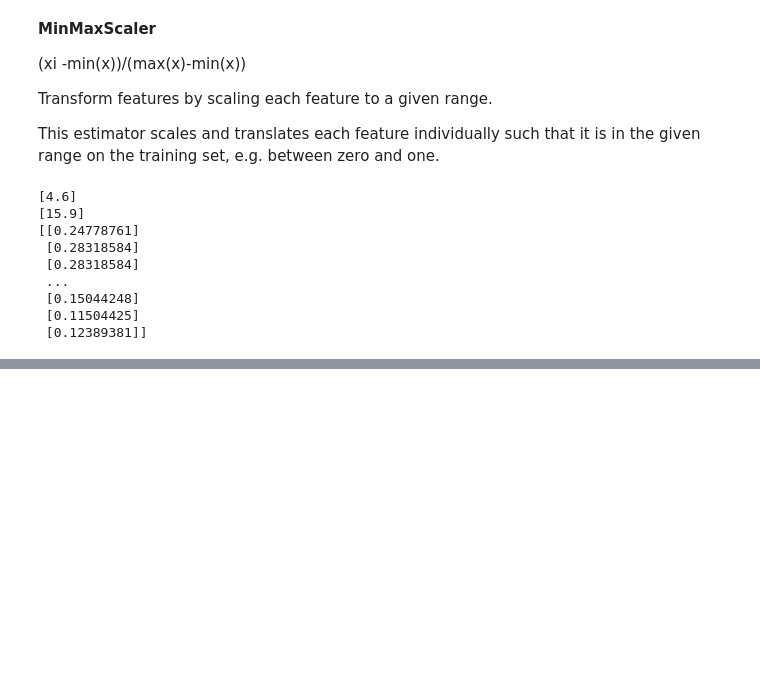
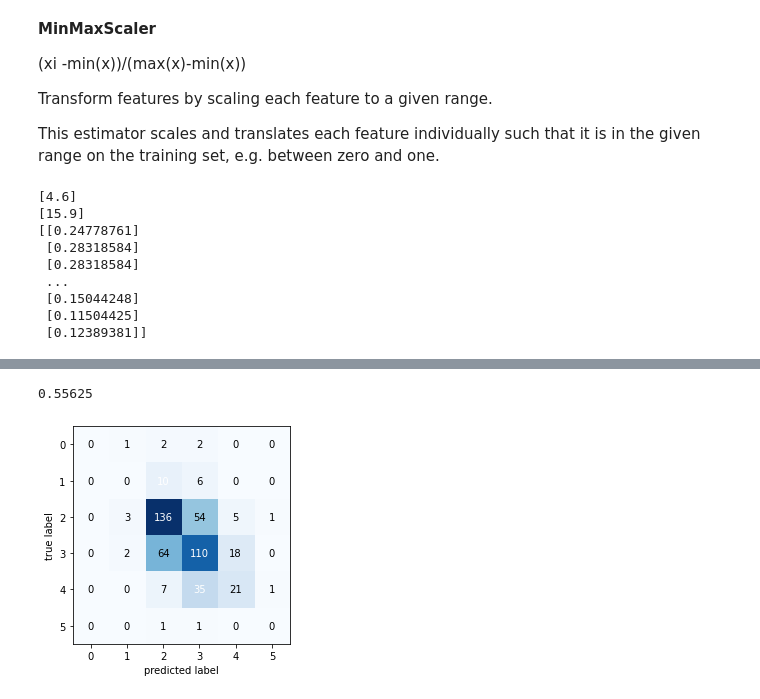
Before and after one commit to laiananardi/ML_challenge-_wine_quality, a Jupyter notebook: wine_quality.ipynb, the cells around one changed output, grey strips where cells are left out. Cells and saved outputs as stored; diff of their text form; code cells hidden in the pictures; blank space fills up the shorter version.

```diff
--- a/wine_quality.ipynb
+++ b/wine_quality.ipynb
@@ -219,0 +253,4 @@ print(scaler.transform(data))
+# %%
+# perform data division between training and testing
+from sklearn.model_selection import train_test_split   # function that performs dataset division
+x_train, x_test, y_train, y_test = train_test_split(x, y, test_size=0.30) # 30% for test
@@ -219,0 +262,14 @@ print(scaler.transform(data))
+# %%
+# perform the data normalization process
+from sklearn.preprocessing import StandardScaler
+
+scaler = StandardScaler()  #object that normalizes the data
+scaler.fit(x_train)  # perform data normalization
+
+x_train = scaler.transform(x_train)
+x_test = scaler.transform(x_test)
+# %%
+#train the model
+from sklearn.neighbors import KNeighborsClassifier
+clf_KNN = KNeighborsClassifier(n_neighbors=5) #uses building through 5 neighbors
+clf_KNN.fit(x_train, y_train) # apply classification
@@ -219,0 +278,3 @@ print(scaler.transform(data))
+# %%
+# perform the forecast
+y_pred = clf_KNN.predict(x_test)
@@ -219,0 +305,17 @@ print(scaler.transform(data))
+# %%
+#measure the accuracy
+from sklearn.metrics import accuracy_score
+
+acc = accuracy_score(y_test, y_pred)
+print(acc)
+# %% [output]
+0.55625
+# %%
+# plot the confusion matrix
+matriz_confusao = confusion_matrix(y_test, y_pred)
+from mlxtend.plotting import plot_confusion_matrix
+
+fig, ax = plot_confusion_matrix(conf_mat=matriz_confusao)
+plt.show()
+# %% [output]
+[figure, added]
```
Also changed, not shown: parts of 6 cells of this notebook.
